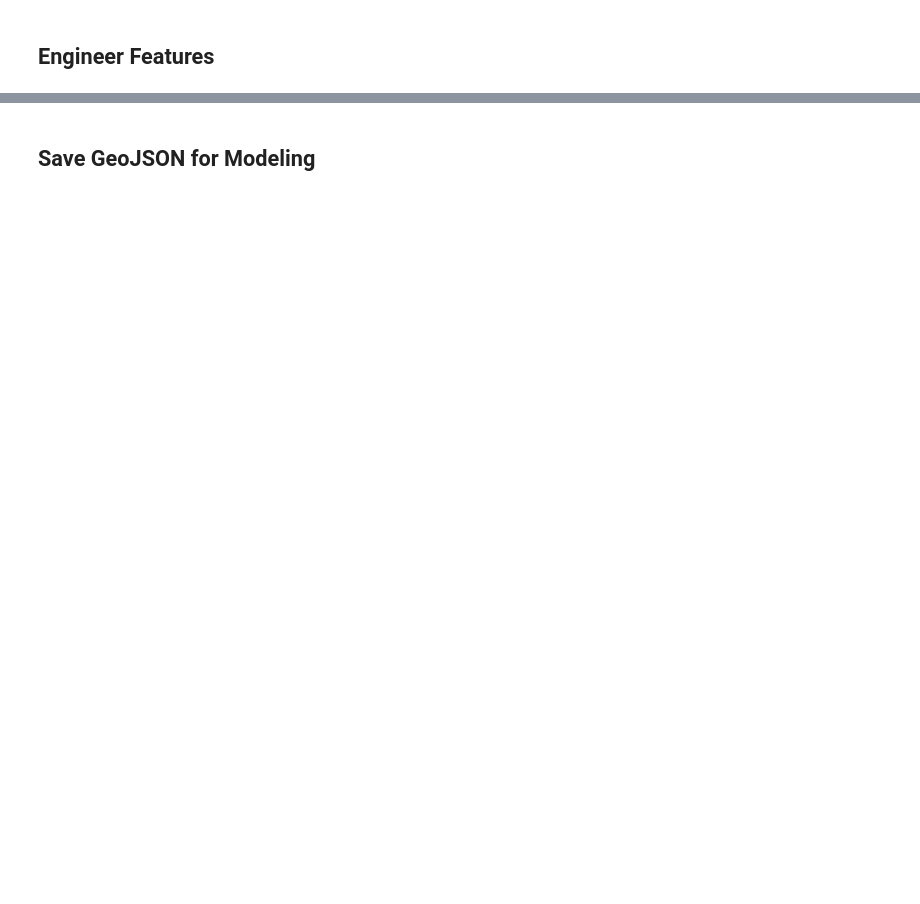
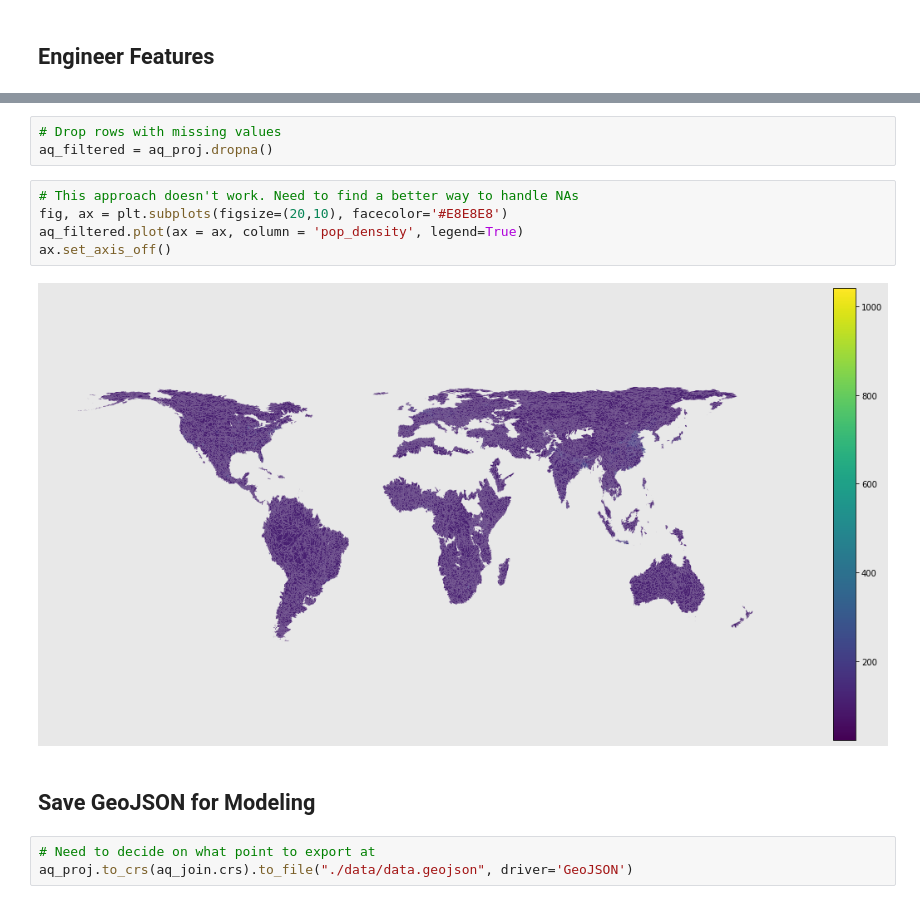
Before and after one commit to jmlasalle/water-risk-classification, a Jupyter notebook: Data-Wrangling.ipynb, the cells around one changed output, grey strips where cells are left out. Drawn from its saved outputs; the diff is of its cells as text; blank space fills up the shorter version.

```diff
--- a/Data-Wrangling.ipynb
+++ b/Data-Wrangling.ipynb
@@ -331,2 +272,15 @@ ax.set_axis_off()
+# %%
+# Drop rows with missing values
+aq_filtered = aq_proj.dropna()
+# %%
+# This approach doesn't work. Need to find a better way to handle NAs
+fig, ax = plt.subplots(figsize=(20,10), facecolor='#E8E8E8')
+aq_filtered.plot(ax = ax, column = 'pop_density', legend=True)
+ax.set_axis_off()
+# %% [output]
+[figure, added]
 # %% [markdown]
 ## Save GeoJSON for Modeling
+# %%
+# Need to decide on what point to export at
+aq_proj.to_crs(aq_join.crs).to_file("./data/data.geojson", driver='GeoJSON')
```
Also changed, not shown: parts of 32 cells of this notebook, 1 other file.
